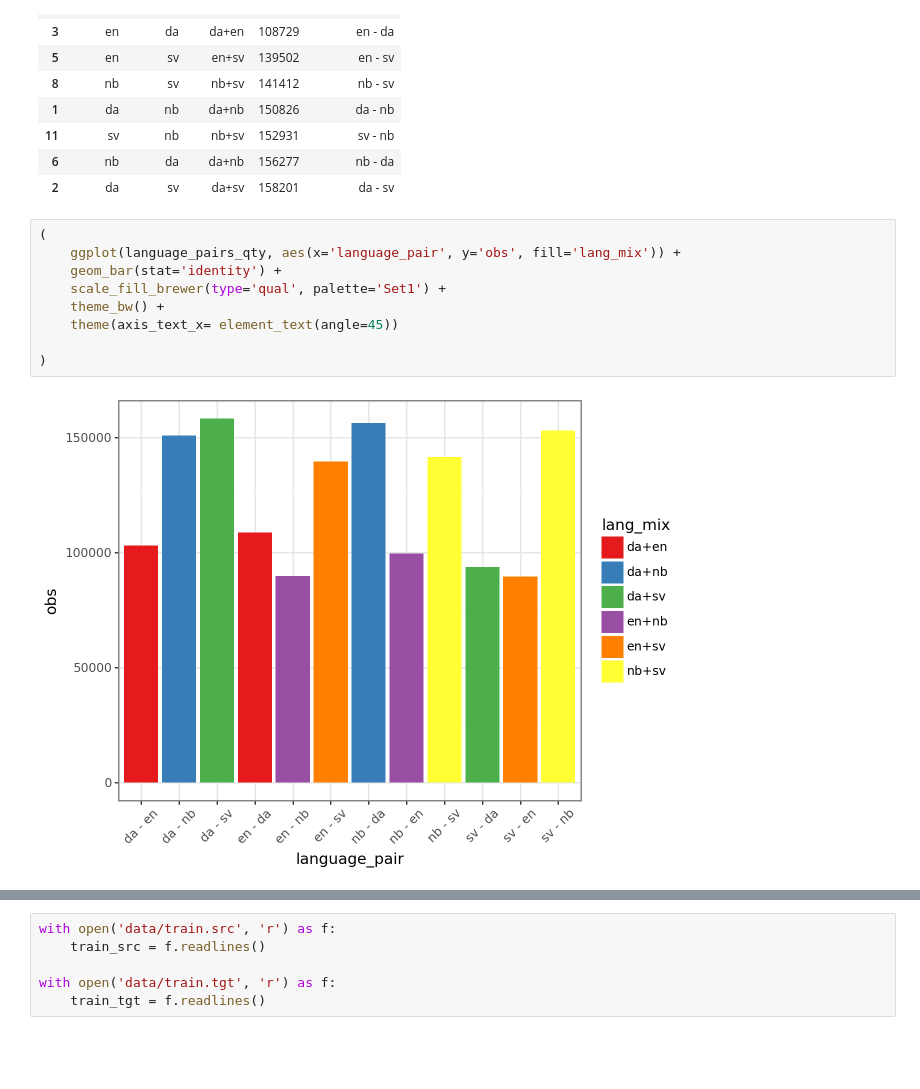
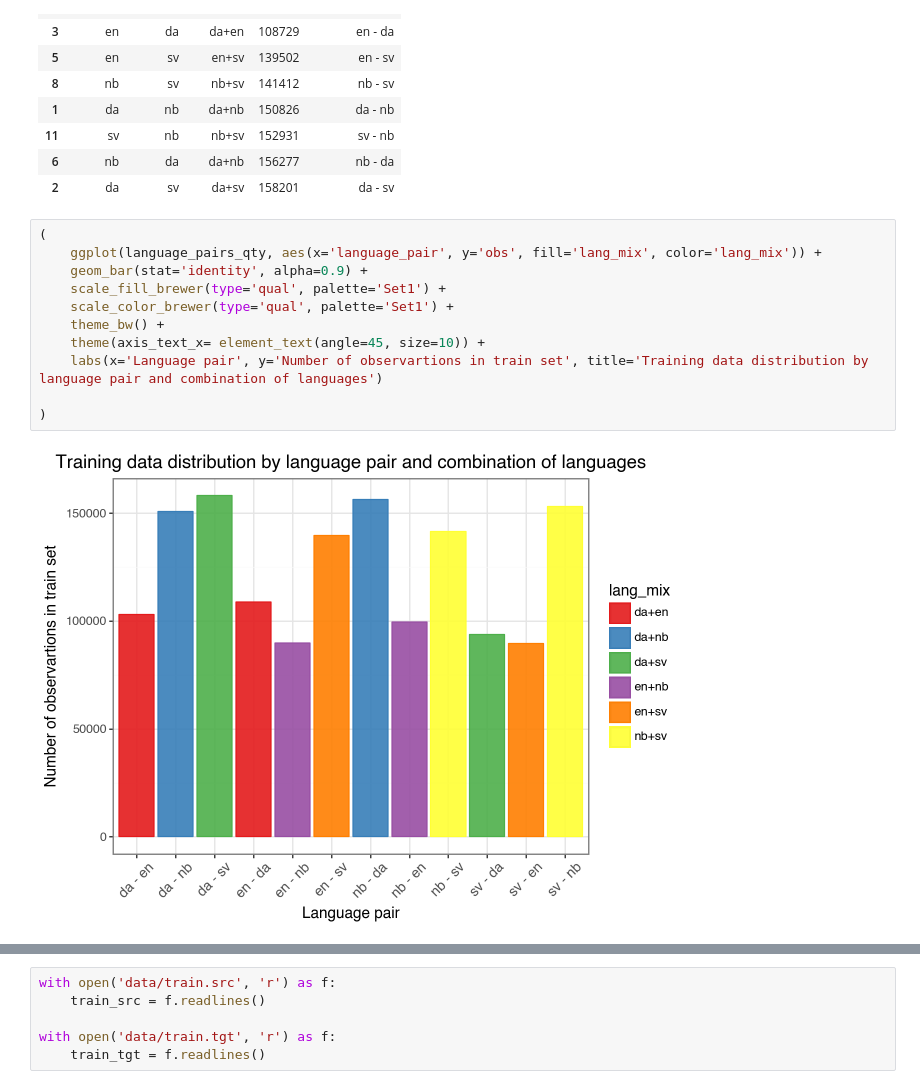
Before and after one commit to AdamNavarroLiriano/language-api, a Jupyter notebook: notebooks/1-EDA.ipynb, the cells around one changed output, grey strips where cells are left out. Cells and saved outputs as stored; diff of their text form; blank space fills up the shorter version.

```diff
--- a/notebooks/1-EDA.ipynb
+++ b/notebooks/1-EDA.ipynb
@@ -45,15 +49,17 @@ language_pairs_qty.sort_values(by='obs')
 | 2 | da | sv | da+sv | 158201 | da - sv |
 # %%
 (
-    ggplot(language_pairs_qty, aes(x='language_pair', y='obs', fill='lang_mix')) +
-    geom_bar(stat='identity') +
+    ggplot(language_pairs_qty, aes(x='language_pair', y='obs', fill='lang_mix', color='lang_mix')) +
+    geom_bar(stat='identity', alpha=0.9) +
     scale_fill_brewer(type='qual', palette='Set1') +
+    scale_color_brewer(type='qual', palette='Set1') +
     theme_bw() +
-    theme(axis_text_x= element_text(angle=45))
+    theme(axis_text_x= element_text(angle=45, size=10)) +
+    labs(x='Language pair', y='Number of observartions in train set', title='Training data distribution by language pair and combination of languages')
 
 )
 # %% [output]
-[figure, old version]
+[figure, new version]
 # %%
 (
     ggplot(language_pairs_qty, aes(x='src_lang', y='tgt_lang', fill='obs')) +
```
Also changed, not shown: parts of 27 cells of this notebook, 3 other files.
